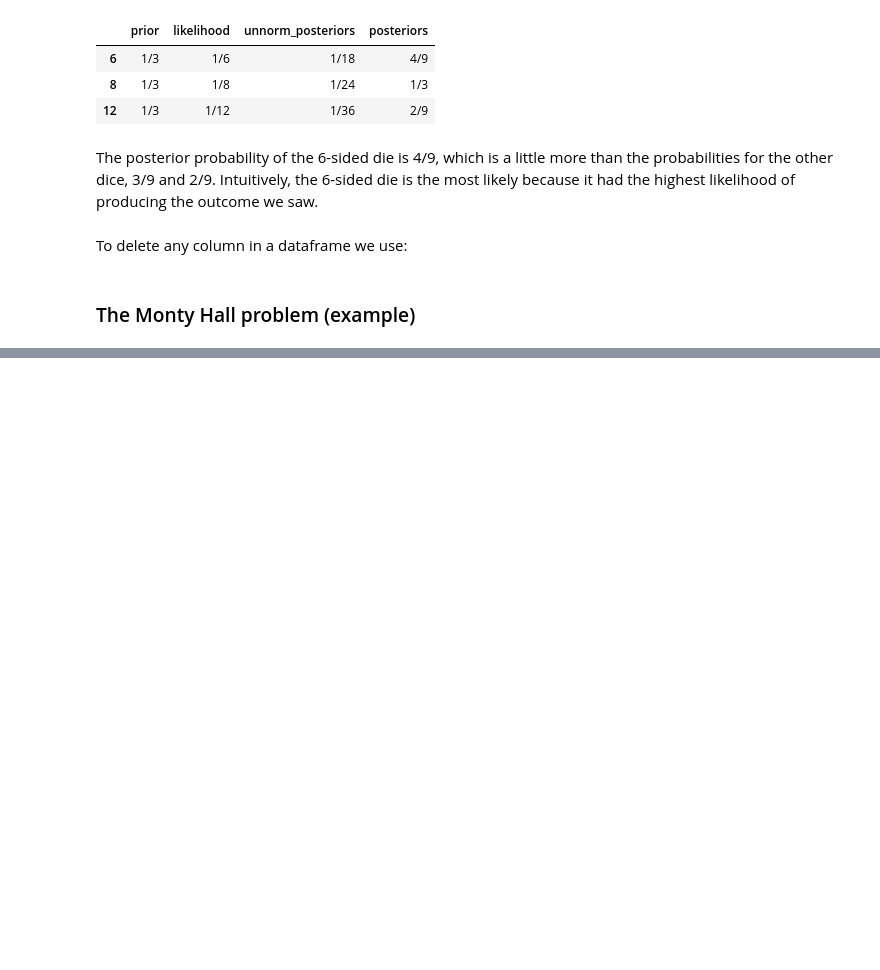
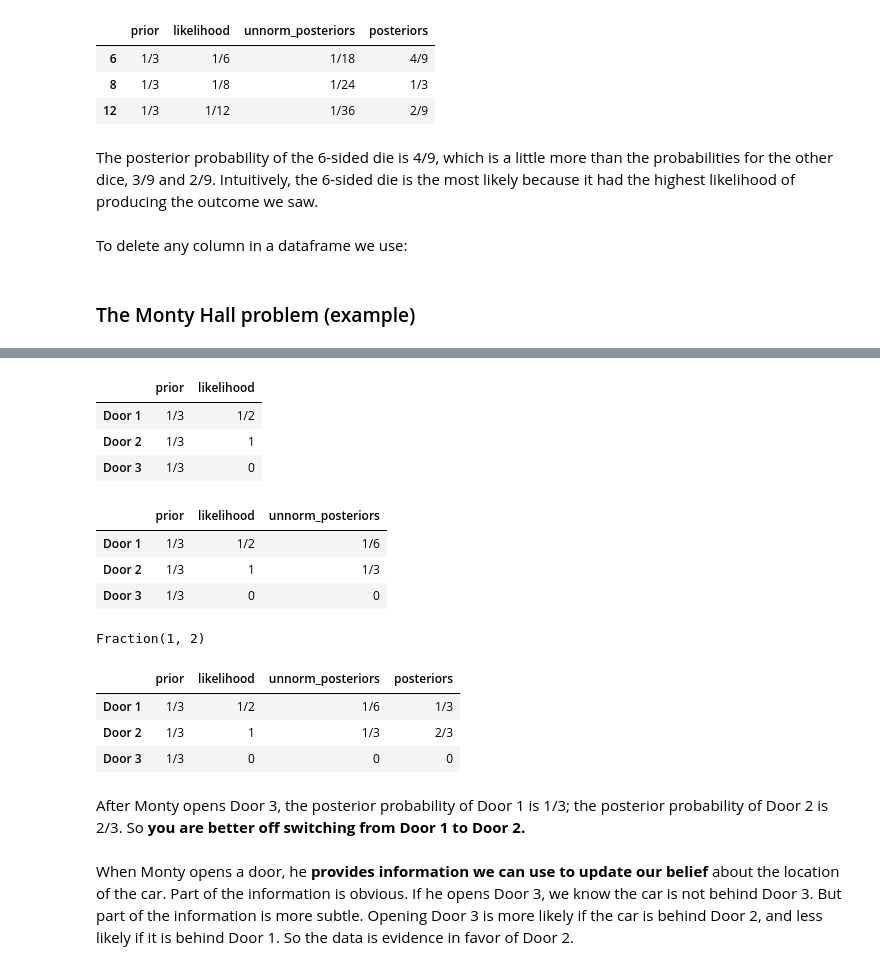
Before and after one commit to bea-sirowy/Python-tutorials, a Jupyter notebook: Bayes01_theorem.ipynb, the cells around one changed output, grey strips where cells are left out. Drawn from its saved outputs; the diff is of its cells as text; code cells hidden in the pictures; blank space fills up the shorter version.

```diff
--- a/Bayes01_theorem.ipynb
+++ b/Bayes01_theorem.ipynb
@@ -301,0 +338,7 @@ table2.drop(columns=["priors"], inplace=True) #deleting a column
+# %%
+import pandas as pd
+from fractions import Fraction
+
+table3 = pd.DataFrame(index = ["Door 1", "Door 2", "Door 3"])
+table3["prior"] = Fraction(1,3)
+table3
@@ -301,0 +359,39 @@ table2.drop(columns=["priors"], inplace=True) #deleting a column
+# %%
+table3["likelihood"] = Fraction(1, 2), 1, 0
+table3
+# %% [output]
+|  | prior | likelihood |
+| Door 1 | 1/3 | 1/2 |
+| Door 2 | 1/3 | 1 |
+| Door 3 | 1/3 | 0 |
+# %%
+table3["unnorm_posteriors"] = table3["prior"] * table3["likelihood"]
+table3
+# %% [output]
+|  | prior | likelihood | unnorm_posteriors |
+| Door 1 | 1/3 | 1/2 | 1/6 |
+| Door 2 | 1/3 | 1 | 1/3 |
+| Door 3 | 1/3 | 0 | 0 |
+# %%
+prob_data = table3["unnorm_posteriors"].sum()
+prob_data
+# %% [output]
+Fraction(1, 2)
+# %%
+table3["posteriors"] = table3["unnorm_posteriors"] / prob_data
+table3
+# %% [output]
+|  | prior | likelihood | unnorm_posteriors | posteriors |
+| Door 1 | 1/3 | 1/2 | 1/6 | 1/3 |
+| Door 2 | 1/3 | 1 | 1/3 | 2/3 |
+| Door 3 | 1/3 | 0 | 0 | 0 |
+# %% [markdown]
+After Monty opens Door 3, the posterior probability of Door 1 is 1/3; the
+posterior probability of Door 2 is 2/3. So __you are better off switching from
+Door 1 to Door 2.__
+# %% [markdown]
+When Monty opens a door, he __provides information we can use to update our
+belief__ about the location of the car. Part of the information is obvious. If he
+opens Door 3, we know the car is not behind Door 3. But part of the information
+is more subtle. Opening Door 3 is more likely if the car is behind Door 2, and
+less likely if it is behind Door 1. So the data is evidence in favor of Door 2.
```
Also changed, not shown: parts of 8 cells of this notebook.
